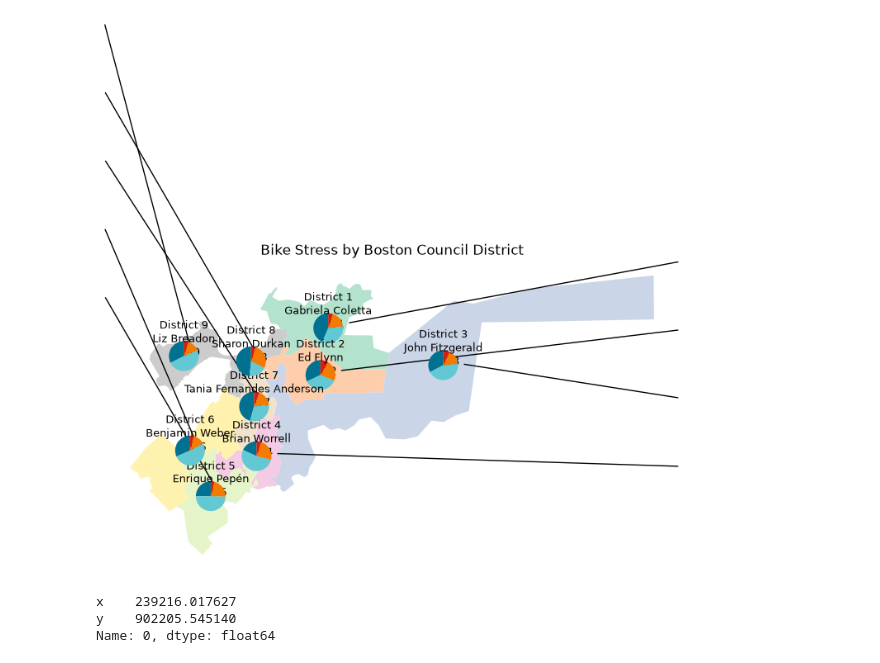
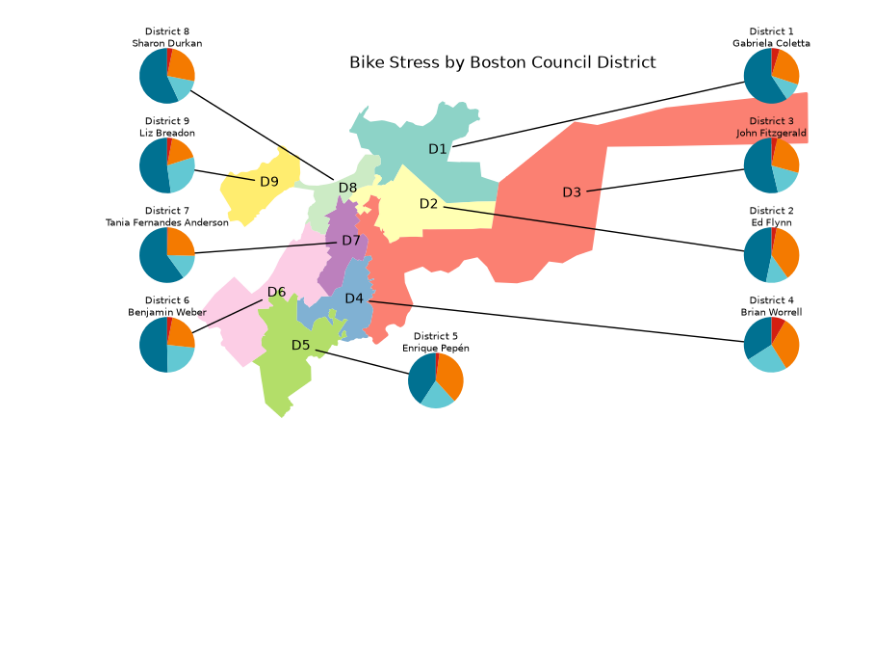
Before and after one commit to BostonCyclistsUnion/StressMap, a Jupyter notebook: summary_stats.ipynb, the cells around one changed output. Saved outputs shown, nothing was run; the diff lists cells and outputs as text; code cells hidden in the pictures; blank space fills up the shorter version.

Commit message:
wip functionizing plots

```diff
--- a/summary_stats.ipynb
+++ b/summary_stats.ipynb
@@ -113,12 +110,13 @@ sumLTS = sumFwd + sumRev
 sumLTS.to_csv('total_council.csv')
 sumLTS = sumLTS.reset_index()
 
-gdfCouncilFilter = gdfCouncil[gdfCouncil['highway']!='residential']
+gdfCouncilFilter = gdfCouncil[~gdfCouncil['highway'].isin(['residential', 'service', 'construction', 'emergency_bay'])]
 sumFwd = gdfCouncilFilter.groupby(['LONGNAME', 'Councilor', 'LTS_fwd'])['length'].sum().rename_axis(['District', 'Councilor', 'LTS'])
 sumRev = gdfCouncilFilter.groupby(['LONGNAME', 'Councilor', 'LTS_rev'])['length'].sum().rename_axis(['District', 'Councilor', 'LTS'])
 sumLTS = sumFwd + sumRev
 sumLTS = sumLTS.reset_index()
 sumLTS = sumLTS[sumLTS['LTS']!='0.0']
+sumLTS.fillna(0, inplace=True)
 sumLTS.to_csv('total_council_filter.csv')
 # %%
 sumLTS
@@ -147,54 +145,65 @@ fig, ax = plt.subplots(
     )
 
 council.plot(
-    cmap='Pastel2',
+    cmap='Set3',
     ax=ax,
     aspect='equal',
 
     )
 # ax.set_xticklabels([])
 # ax.set_yticklabels([])
 ax.axis(False)
 ax.set_title('Bike Stress by Boston Council District')
 
 bbox = ax.get_position()
-trans = ax.transData + fig.transFigure.inverted()
+transData = ax.transData + fig.transFigure.inverted()
+
+posLimitY = [0, 1.0]
+posSideX = [0.0, 0.9]
+sideCount = [4, 4]
+posCouncil = pd.DataFrame(
+    [
+        ['District 1', posSideX[1], 4*(posLimitY[1]-posLimitY[0])/sideCount[1] + posLimitY[0]],
+        ['District 2', posSideX[1], 2*(posLimitY[1]-posLimitY[0])/sideCount[1] + posLimitY[0]],
+        ['District 3', posSideX[1], 3*(posLimitY[1]-posLimitY[0])/sideCount[1] + posLimitY[0]],
+        ['District 4', posSideX[1], 1*(posLimitY[1]-posLimitY[0])/sideCount[1] + posLimitY[0]],
+        ['District 5', 0.4, 0.15*(posLimitY[1]-posLimitY[0])],
+        ['District 6', posSideX[0], 1*(posLimitY[1]-posLimitY[0])/sideCount[0] + posLimitY[0]],
+        ['District 7', posSideX[0], 2*(posLimitY[1]-posLimitY[0])/sideCount[0] + posLimitY[0]],
+        ['District 8', posSideX[0], 4*(posLimitY[1]-posLimitY[0])/sideCount[0] + posLimitY[0]],
+        ['District 9', posSideX[0], 3*(posLimitY[1]-posLimitY[0])/sideCount[0] + posLimitY[0]],
+    ], columns=['LONGNAME', 'x_axes', 'y_axes']
+    ).set_index('LONGNAME')
+posCouncil[['x_fig', 'y_fig']] = (ax.transAxes + fig.transFigure.inverted()).transform(posCouncil[['x_axes','y_axes']])
 
 regionCentroid = council.centroid.get_coordinates(ignore_index=True)
 for r, region in council.iterrows():
     # print(region)
     coords = regionCentroid.iloc[r]
-    x_fig, y_fig = trans.transform(coords)
-    width, height = np.array([1.0, 1.0]) * 0.05 # Size of pie charts, % of plot
+    x_fig, y_fig = transData.transform(coords)
+    width, height = np.array([1.0, 1.0]) * 0.08 # Size of pie charts, % of plot
 
     # print(f'{region['LONGNAME']} {x_fig=:.2f} {y_fig=:.2f} {width=:.2f} {height=:.2f}')
 
     half = (r+1) // ((len(council)+1)/2)
     posSide = (1 - half, 1 - (r/(len(council)/2))*(1-half) + half*(r/(len(council)/2)-1))
 
     ax.annotate(
         region['SHORTNAME'],
-        # xy=(coords), xycoords='data',
-        # xytext=(0.9, 1 - (0.1 * r)), textcoords='axes fraction',
         xytext=(coords), textcoords='data',
-        xy=posSide, xycoords='axes fraction',
-        arrowprops=dict(arrowstyle="-",
-                        connectionstyle="arc3")
+        xy=posCouncil.loc[region['LONGNAME']][['x_axes','y_axes']], xycoords='axes fraction',
+        arrowprops={
+            'arrowstyle': "-",
+            'connectionstyle': "arc3"
+            }
         )
 
-    pie_ax = fig.add_axes([x_fig - width/2 , y_fig - height/2, width, height], aspect='equal')
-    # pie_ax = fig.add_axes([x_fig - width/2 , y_fig - height/2, width, height], aspect='equal')
-    pie_ax.pie(sumLTS[sumLTS['District']==region['LONGNAME']]['length'], startangle=90, colors=COLOR_SCALE)
-    pie_ax.set_title(f'{region['LONGNAME']}\n{region['Councilor']}', y=1.0, pad=-4, fontdict={'size': 9})
-
-# axpie.pie(sumLTS[sumLTS['District']=='District 1']['length'])
-
-# plot.show()
+    pie_ax = fig.add_axes([posCouncil.loc[region['LONGNAME']]['x_fig'] - width/2, posCouncil.loc[region['LONGNAME']]['y_fig'] - height/2, width, height], aspect='equal')
+    pie_ax.pie(
+        sumLTS[sumLTS['District']==region['LONGNAME']]['length'],
+        # labels=sumLTS[sumLTS['District']==region['LONGNAME']]['LTS'],
+        startangle=90, colors=COLOR_SCALE
+        )
+    pie_ax.set_title(f'{region['LONGNAME']}\n{region['Councilor']}', y=1.0, pad=-4, fontdict={'size': 7})
 # %% [output]
-[figure, old version]
+[figure, new version]
-# %%
-council[council['LONGNAME']=='District 1'].centroid.get_coordinates(ignore_index=True).iloc[0]
-# %% [output]
-x    239216.017627
-y    902205.545140
-Name: 0, dtype: float64
```
Also changed, not shown: parts of 6 cells of this notebook, 5 other files.
